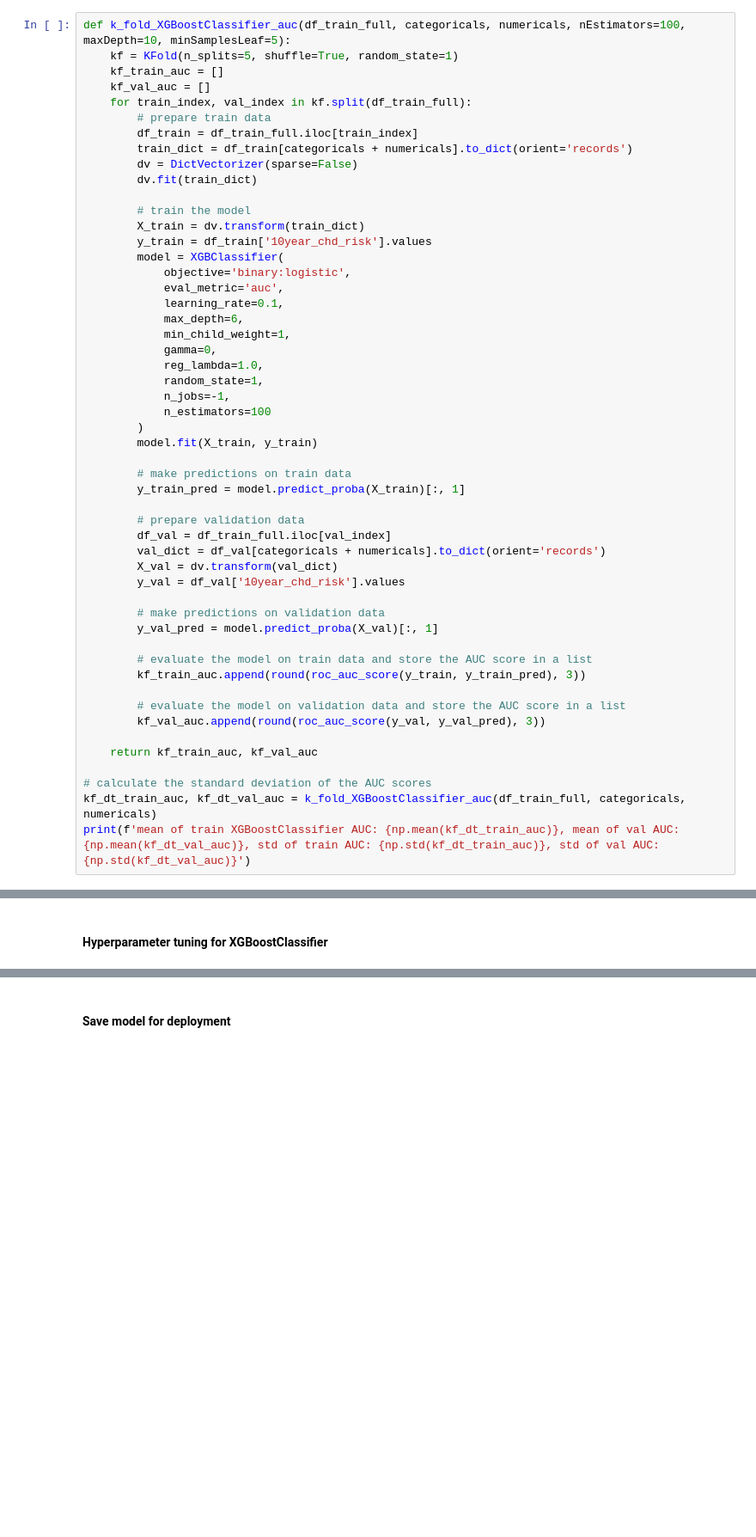
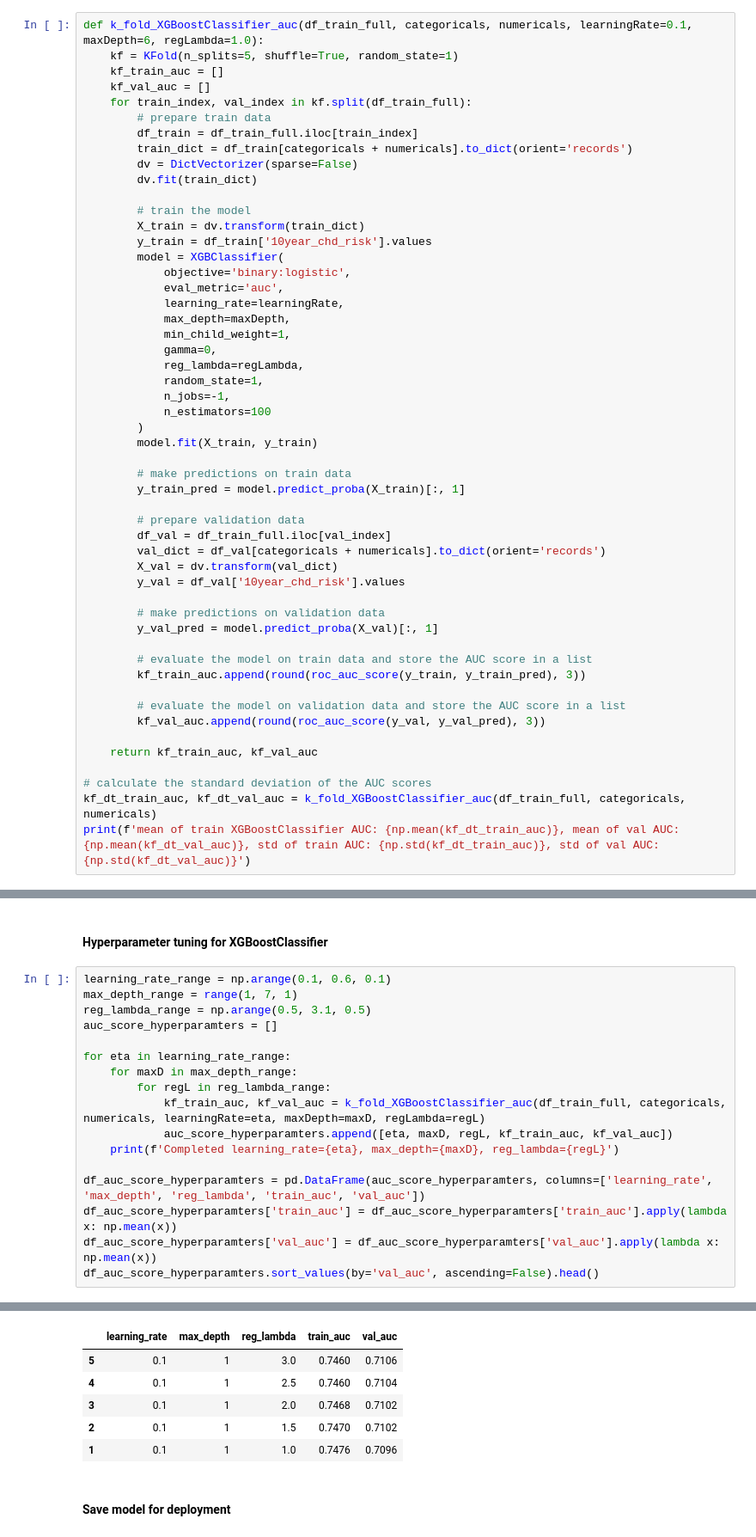
Before and after one commit to huanruizhang111/Machine-Learning-Zoomcamp-2025, a Jupyter notebook: Projects/Heart_Disease_Risk_Prediction/notebook.ipynb, the cells around one changed output, grey strips where cells are left out. Shown at 86% size. Drawn from its saved outputs; the diff is of its cells as text; blank space fills up the shorter version.

```diff
--- a/Projects/Heart_Disease_Risk_Prediction/notebook.ipynb
+++ b/Projects/Heart_Disease_Risk_Prediction/notebook.ipynb
@@ -653,7 +682,7 @@ ROC AUC train: 0.735, val: 0.669
 # %% [markdown]
 #### K-Fold Cross-Validation for XGBoostClassifier
 # %%
-def k_fold_XGBoostClassifier_auc(df_train_full, categoricals, numericals, nEstimators=100, maxDepth=10, minSamplesLeaf=5):
+def k_fold_XGBoostClassifier_auc(df_train_full, categoricals, numericals, learningRate=0.1, maxDepth=6, regLambda=1.0):
     kf = KFold(n_splits=5, shuffle=True, random_state=1)
     kf_train_auc = []
     kf_val_auc = []
@@ -670,11 +699,11 @@ def k_fold_XGBoostClassifier_auc(df_train_full, categoricals, numericals, nEstim
         model = XGBClassifier(
             objective='binary:logistic',
             eval_metric='auc',
-            learning_rate=0.1,
-            max_depth=6,
+            learning_rate=learningRate,
+            max_depth=maxDepth,
             min_child_weight=1,
             gamma=0,
-            reg_lambda=1.0,
+            reg_lambda=regLambda,
             random_state=1,
             n_jobs=-1,
             n_estimators=100
@@ -709,2 +738,20 @@ mean of train XGBoostClassifier AUC: 0.9833999999999999, mean of val AUC: 0.6746
 # %% [markdown]
 #### Hyperparameter tuning for XGBoostClassifier
+# %%
+learning_rate_range = np.arange(0.1, 0.6, 0.1)
+max_depth_range = range(1, 7, 1)
+reg_lambda_range = np.arange(0.5, 3.1, 0.5)
+auc_score_hyperparamters = []
+
+for eta in learning_rate_range:
+    for maxD in max_depth_range:
+        for regL in reg_lambda_range:
+            kf_train_auc, kf_val_auc = k_fold_XGBoostClassifier_auc(df_train_full, categoricals, numericals, learningRate=eta, maxDepth=maxD, regLambda=regL)
+            auc_score_hyperparamters.append([eta, maxD, regL, kf_train_auc, kf_val_auc])
+    print(f'Completed learning_rate={eta}, max_depth={maxD}, reg_lambda={regL}')
+
+df_auc_score_hyperparamters = pd.DataFrame(auc_score_hyperparamters, columns=['learning_rate', 'max_depth', 'reg_lambda', 'train_auc', 'val_auc'])
+df_auc_score_hyperparamters['train_auc'] = df_auc_score_hyperparamters['train_auc'].apply(lambda x: np.mean(x))
+df_auc_score_hyperparamters['val_auc'] = df_auc_score_hyperparamters['val_auc'].apply(lambda x: np.mean(x))
+df_auc_score_hyperparamters.sort_values(by='val_auc', ascending=False).head()
+# %% [output]
@@ -711,3 +763,9 @@ mean of train XGBoostClassifier AUC: 0.9833999999999999, mean of val AUC: 0.6746
+|  | learning_rate | max_depth | reg_lambda | train_auc | val_auc |
+| 5 | 0.1 | 1 | 3.0 | 0.7460 | 0.7106 |
+| 4 | 0.1 | 1 | 2.5 | 0.7460 | 0.7104 |
+| 3 | 0.1 | 1 | 2.0 | 0.7468 | 0.7102 |
+| 2 | 0.1 | 1 | 1.5 | 0.7470 | 0.7102 |
+| 1 | 0.1 | 1 | 1.0 | 0.7476 | 0.7096 |
 # %% [markdown]
 #### Save model for deployment
 # %%
```
Also changed, not shown: parts of 13 cells of this notebook.
